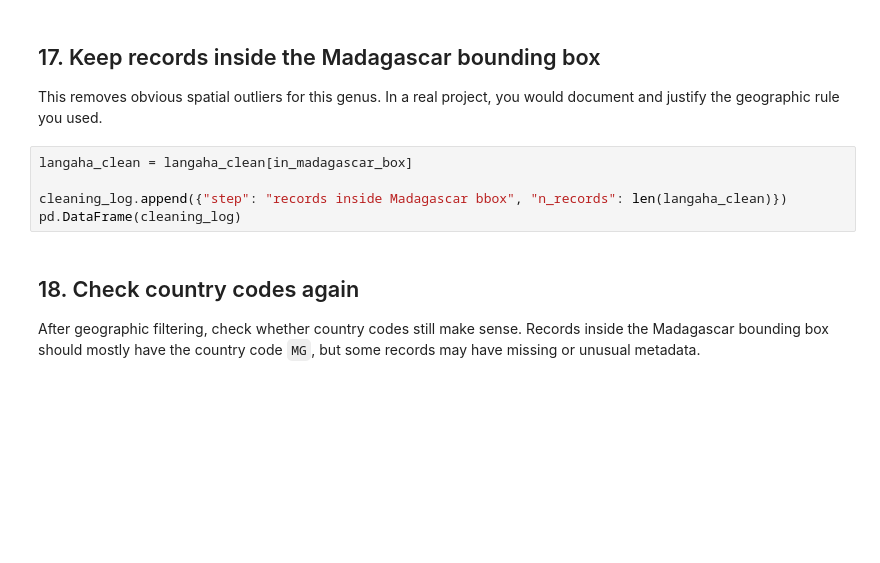
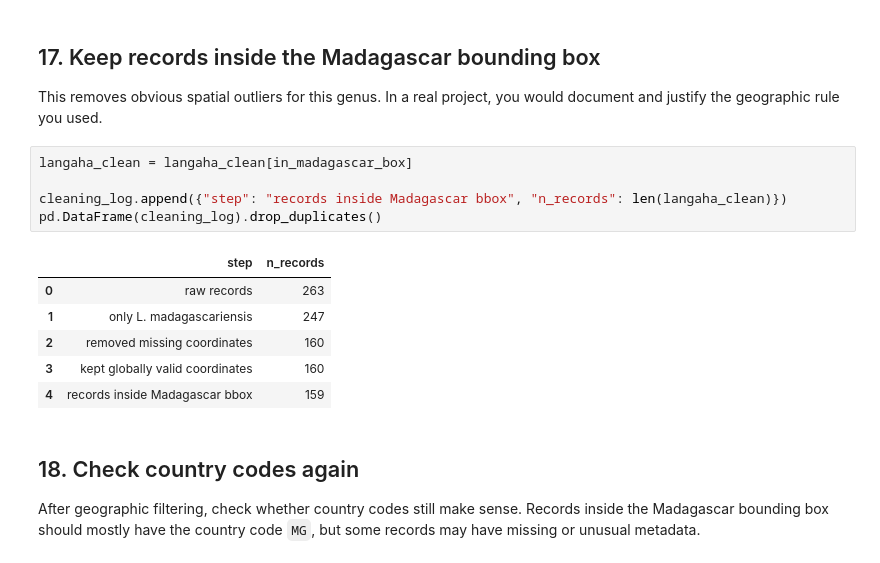
Before and after one commit to meganklutts/BIO597-SpatialBiodiversity, a Jupyter notebook: docs/labs/Lab03-DataCleaning.ipynb, the cells around one changed output. Cells and saved outputs as stored; diff of their text form; blank space fills up the shorter version.

```diff
--- a/docs/labs/Lab03-DataCleaning.ipynb
+++ b/docs/labs/Lab03-DataCleaning.ipynb
@@ -244,8 +358,15 @@ This removes obvious spatial outliers for this genus. In a real project, you wou
 # %%
 langaha_clean = langaha_clean[in_madagascar_box]
 
 cleaning_log.append({"step": "records inside Madagascar bbox", "n_records": len(langaha_clean)})
-pd.DataFrame(cleaning_log)
+pd.DataFrame(cleaning_log).drop_duplicates()
+# %% [output]
+|  | step | n_records |
+| 0 | raw records | 263 |
+| 1 | only L. madagascariensis | 247 |
+| 2 | removed missing coordinates | 160 |
+| 3 | kept globally valid coordinates | 160 |
+| 4 | records inside Madagascar bbox | 159 |
 # %% [markdown]
 ## 18. Check country codes again
 
```
Also changed, not shown: parts of 29 cells of this notebook.
